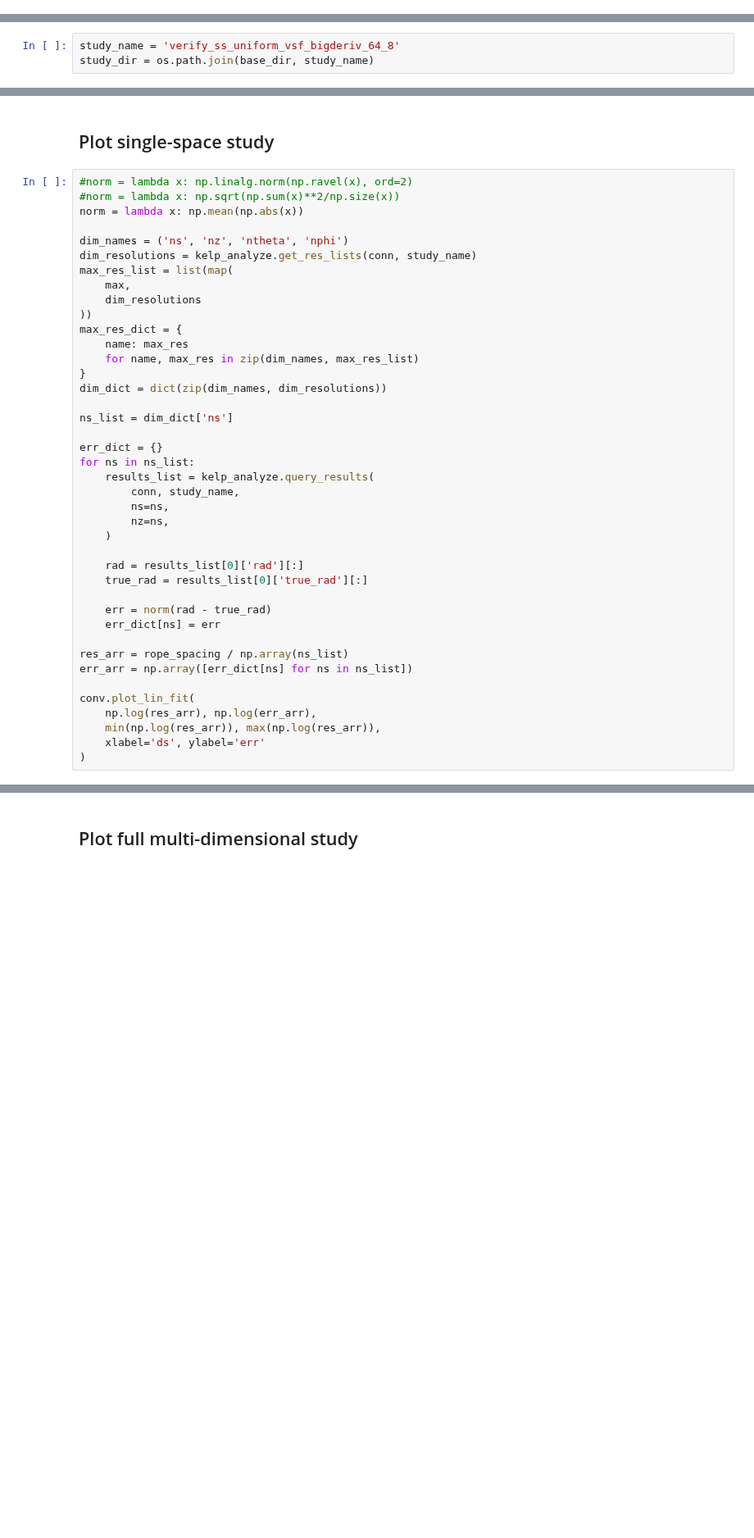
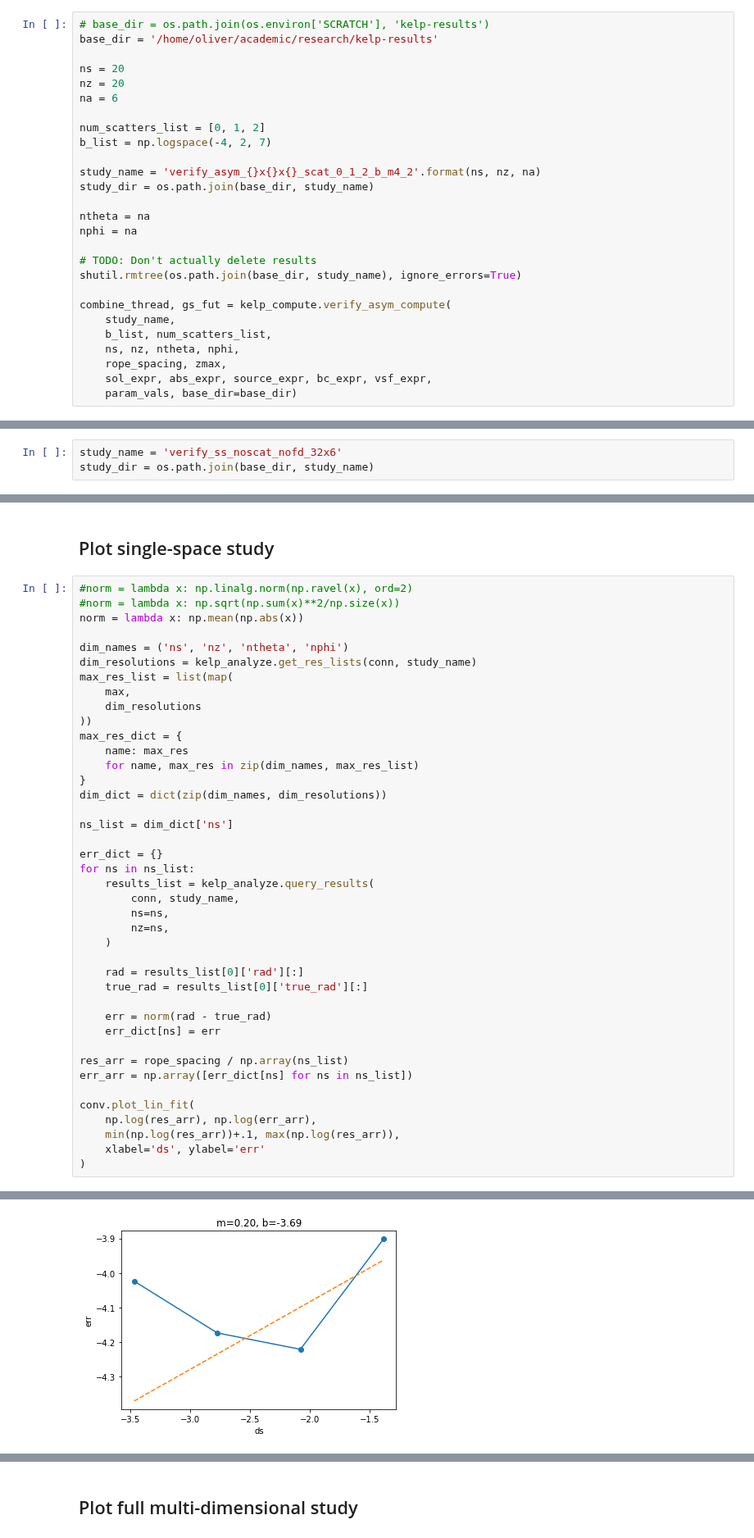
Before and after one commit to OliverEvans96/kelp, a Jupyter notebook: code/python/ManufacturedSolution.ipynb, the cells around one changed output, grey strips where cells are left out. Shown at 82% size. Drawn from its saved outputs; the diff is of its cells as text; blank space fills up the shorter version.

Commit message:
Add verify_asym_compute to module and notebook

```diff
--- a/code/python/ManufacturedSolution.ipynb
+++ b/code/python/ManufacturedSolution.ipynb
@@ -320,0 +365,27 @@ Calling solve_rte_with_callbacks(64, 64, 10, 10, 1, 1, 0.5, alpha*(z*(sin(2*pi*x
+# %%
+# base_dir = os.path.join(os.environ['SCRATCH'], 'kelp-results')
+base_dir = '/home/oliver/academic/research/kelp-results'
+
+ns = 20
+nz = 20
+na = 6
+
+num_scatters_list = [0, 1, 2]
+b_list = np.logspace(-4, 2, 7)
+
+study_name = 'verify_asym_{}x{}x{}_scat_0_1_2_b_m4_2'.format(ns, nz, na)
+study_dir = os.path.join(base_dir, study_name)
+
+ntheta = na
+nphi = na
+
+# TODO: Don't actually delete results
+shutil.rmtree(os.path.join(base_dir, study_name), ignore_errors=True)
+
+combine_thread, gs_fut = kelp_compute.verify_asym_compute(
+    study_name,
+    b_list, num_scatters_list,
+    ns, nz, ntheta, nphi,
+    rope_spacing, zmax,
+    sol_expr, abs_expr, source_expr, bc_expr, vsf_expr,
+    param_vals, base_dir=base_dir)
@@ -321,7 +413,7 @@ Calling solve_rte_with_callbacks(64, 64, 10, 10, 1, 1, 0.5, alpha*(z*(sin(2*pi*x
 # %% [markdown]
 ## Analyze convergece
 # %%
-study_name = 'verify_ss_uniform_vsf_bigderiv_64_8'
+study_name = 'verify_ss_noscat_nofd_32x6'
 study_dir = os.path.join(base_dir, study_name)
 # %%
 db_path = os.path.join(study_dir, '{}.db'.format(study_name))
@@ -366,7 +458,7 @@ err_arr = np.array([err_dict[ns] for ns in ns_list])
 
 conv.plot_lin_fit(
     np.log(res_arr), np.log(err_arr),
-    min(np.log(res_arr)), max(np.log(res_arr)),
+    min(np.log(res_arr))+.1, max(np.log(res_arr)),
     xlabel='ds', ylabel='err'
 )
 # %% [output]
@@ -373,0 +465 @@ OperationalError: no such table: verify_ss_uniform_vsf_bigderiv_64_8
+[figure, added]
```
Also changed, not shown: parts of 21 cells of this notebook, 1 other file.
